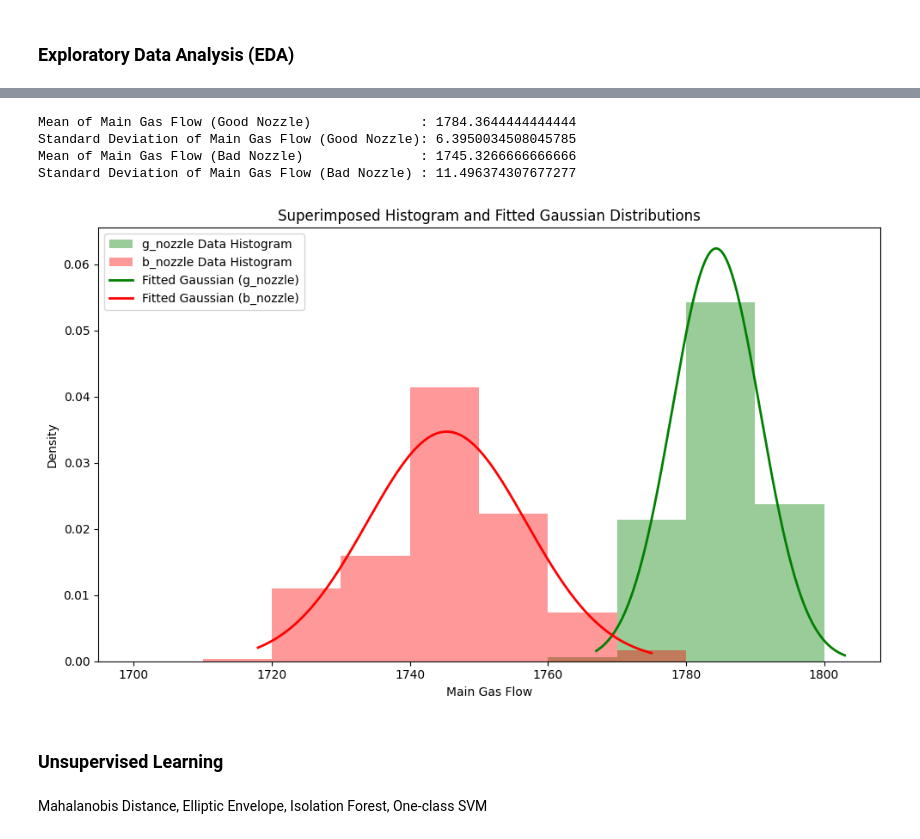
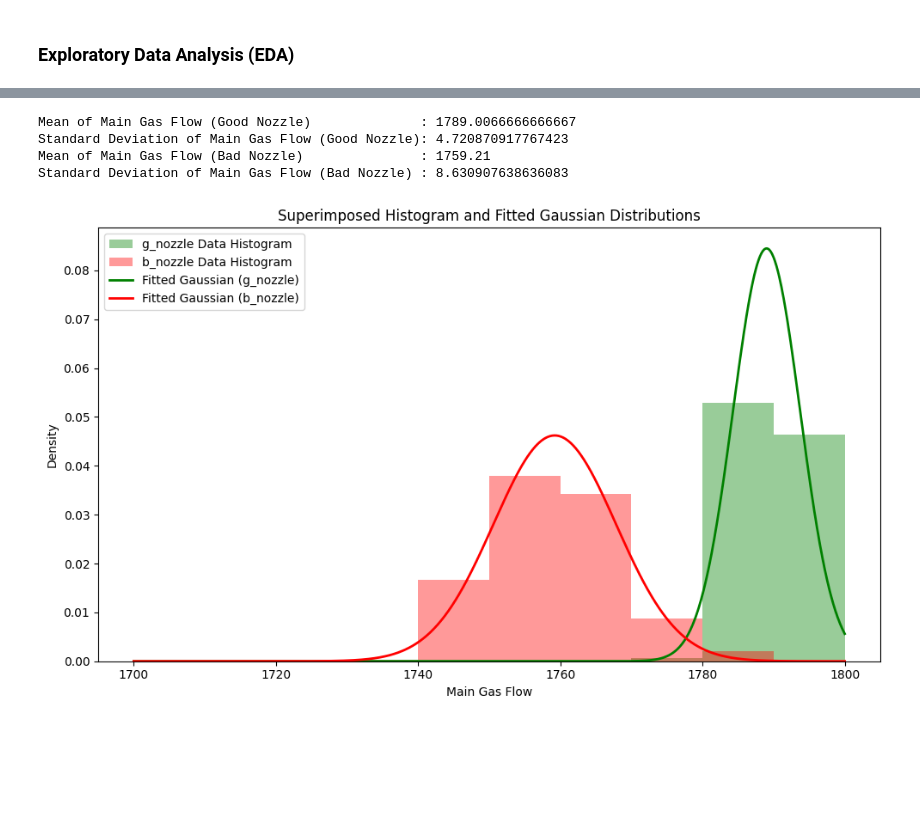
Before and after one commit to yongzane00/LSTM_Process_Outcome_Prediction, a Jupyter notebook: code/process_monitoring.ipynb, the cells around one changed output, grey strips where cells are left out. Drawn from its saved outputs; the diff is of its cells as text; code cells hidden in the pictures; blank space fills up the shorter version.

```diff
--- a/code/process_monitoring.ipynb
+++ b/code/process_monitoring.ipynb
@@ -3,10 +3,8 @@
 # %%
 import pandas as pd
 
-g_csv_name = ["New_Nozzle_set1", "New_Nozzle_set2", "New_Nozzle_set3"]
-b_csv_name = "Good_Nozzle_set1"
+g_csv_name = "New_Nozzle_set1"
+b_csv_name = "Bad_Nozzle_set3"
 
-g_df_0 = pd.read_csv(f"../data/{g_csv_name[0]}.csv")
-g_df_1 = pd.read_csv(f"../data/{g_csv_name[1]}.csv")
-g_df_2 = pd.read_csv(f"../data/{g_csv_name[2]}.csv")
+g_df = pd.read_csv(f"../data/{g_csv_name}.csv")
 b_df = pd.read_csv(f"../data/{b_csv_name}.csv")
@@ -102,7 +86,7 @@ import matplotlib.pyplot as plt
 pros_param = ["Chamber_Pressure", "Main_Gas_Flow", "PF1_Pressure", "PF1_Gas_Flow"]
 
 # Filter the DataFrame for good nozzle process parameters
-g_pros_param_df = g_df[pros_param]
+g_pros_param_df = g_nozzle_df[pros_param]
 
 # Compute the covariance matrix
 g_corr_matrix = g_pros_param_df.corr(method='spearman')  # or 'kendall'
@@ -120,11 +104,15 @@ import numpy as np
 import matplotlib.pyplot as plt
 from scipy.stats import norm
 
+# Find the global min and max to ensure both histograms have the same range
+min_range = 1700
+max_range = 1800
+
 b_pros_param_df = b_nozzle_df[pros_param]
 
 # Assuming g_nozzle_df["Main_Gas_Flow"] and b_nozzle_df["Main_Gas_Flow"] are available
-g_main_gas_flow = g_pros_param_df["Main_Gas_Flow"]
-b_main_gas_flow = b_pros_param_df["Main_Gas_Flow"]
+g_main_gas_flow = g_pros_param_df["Main_Gas_Flow"].to_numpy()
+b_main_gas_flow = b_pros_param_df["Main_Gas_Flow"].to_numpy()
 
 # Calculate mean and std for both datasets
 mean_g = np.mean(g_main_gas_flow)
@@ -134,52 +122,42 @@ mean_b = np.mean(b_main_gas_flow)
 std_b = np.std(b_main_gas_flow)
 
 # Fit Gaussian distributions
-x_g = np.linspace(min(g_main_gas_flow), max(g_main_gas_flow), 1000)
-pdf_fitted_g = norm.pdf(x_g, mean_g, std_g)
-
-x_b = np.linspace(min(b_main_gas_flow), max(b_main_gas_flow), 1000)
-pdf_fitted_b = norm.pdf(x_b, mean_b, std_b)
+x = np.linspace(min_range, max_range, 1000)
+pdf_fitted_g = norm.pdf(x, mean_g, std_g)
+pdf_fitted_b = norm.pdf(x, mean_b, std_b)
 
 # Print mean and std for both
 print(f"Mean of Main Gas Flow (Good Nozzle)              : {mean_g}")
 print(f"Standard Deviation of Main Gas Flow (Good Nozzle): {std_g}")
 print(f"Mean of Main Gas Flow (Bad Nozzle)               : {mean_b}")
 print(f"Standard Deviation of Main Gas Flow (Bad Nozzle) : {std_b}")
 
 bins = 10
-
-# Find the global min and max to ensure both histograms have the same range
-min_range = 1700
-max_range = 1800
 
 # Plotting histograms and Gaussian fits superimposed
 plt.figure(figsize=(10, 6))
 
 # Histogram for g_nozzle with Gaussian fit
 plt.hist(g_main_gas_flow, bins=bins, density=True, alpha=0.4, color='g', label='g_nozzle Data Histogram', range=(min_range, max_range))
 
 # Histogram for b_nozzle with Gaussian fit
 plt.hist(b_main_gas_flow, bins=bins, density=True, alpha=0.4, color='r', label='b_nozzle Data Histogram', range=(min_range, max_range))
 
 # Plot fitted Gaussian distributions
-plt.plot(x_g, pdf_fitted_g, 'g', linewidth=2, label='Fitted Gaussian (g_nozzle)')
-plt.plot(x_b, pdf_fitted_b, 'r', linewidth=2, label='Fitted Gaussian (b_nozzle)')
+plt.plot(x, pdf_fitted_g, 'g', linewidth=2, label='Fitted Gaussian (g_nozzle)')
+plt.plot(x, pdf_fitted_b, 'r', linewidth=2, label='Fitted Gaussian (b_nozzle)')
 
 # Adding labels and legend
 plt.title('Superimposed Histogram and Fitted Gaussian Distributions')
 plt.xlabel('Main Gas Flow')
 plt.ylabel('Density')
 plt.legend()
 plt.tight_layout()
 # plt.savefig(f"../graphs/{g_csv_name}-vs-{b_csv_name}_hist.png", format="png", dpi=300, bbox_inches="tight")
 plt.show()
 # %% [output]
-Mean of Main Gas Flow (Good Nozzle)              : 1784.3644444444444
-Standard Deviation of Main Gas Flow (Good Nozzle): 6.3950034508045785
-Mean of Main Gas Flow (Bad Nozzle)               : 1745.3266666666666
-Standard Deviation of Main Gas Flow (Bad Nozzle) : 11.496374307677277
+Mean of Main Gas Flow (Good Nozzle)              : 1789.0066666666667
+Standard Deviation of Main Gas Flow (Good Nozzle): 4.720870917767423
+Mean of Main Gas Flow (Bad Nozzle)               : 1759.21
+Standard Deviation of Main Gas Flow (Bad Nozzle) : 8.630907638636083
-[figure, old version]
+[figure, new version]
-# %% [markdown]
-### Unsupervised Learning
-# %% [markdown]
-Mahalanobis Distance, Elliptic Envelope, Isolation Forest, One-class SVM
```
Also changed, not shown: parts of 12 cells of this notebook, 9 other files.
